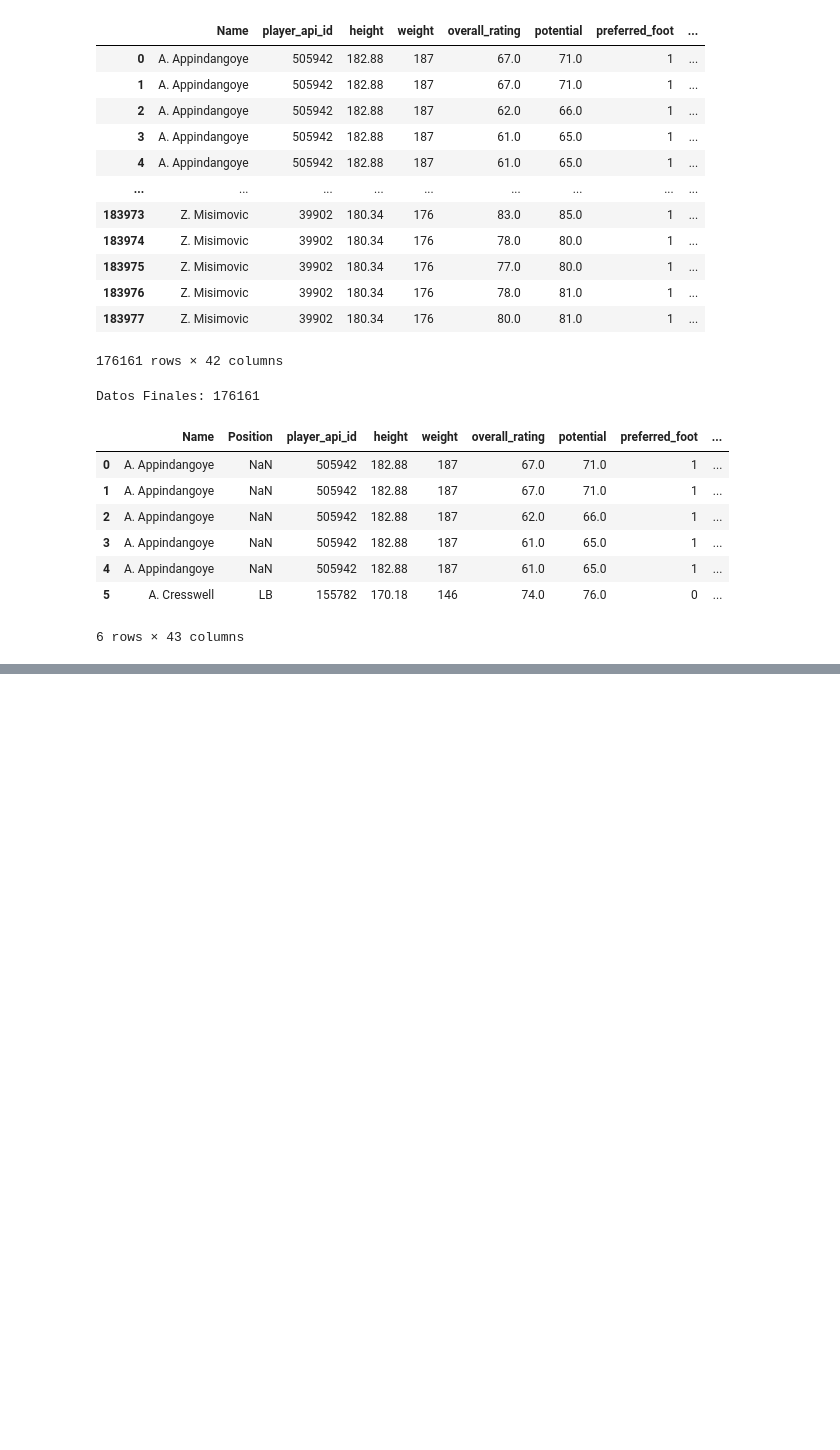
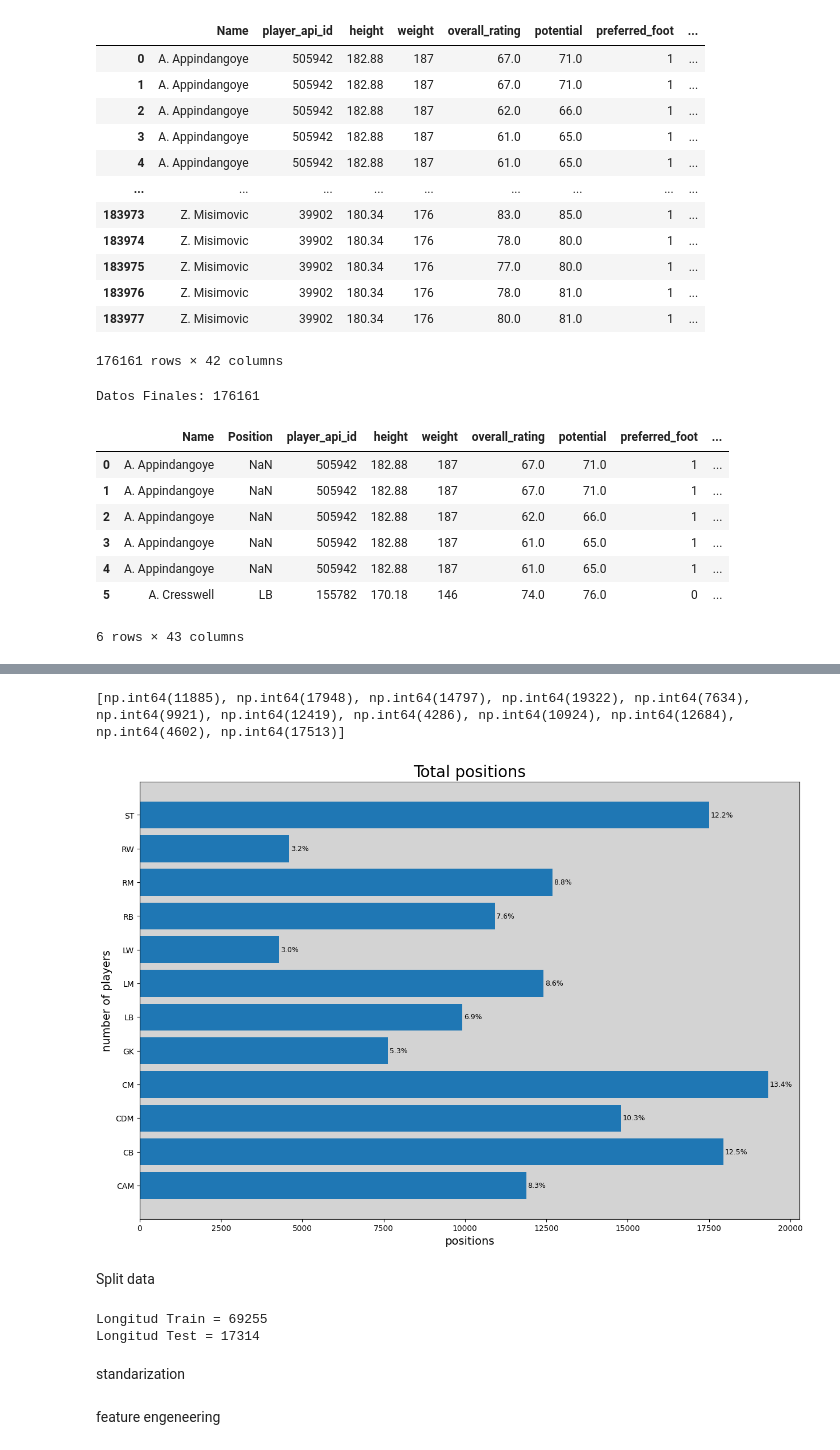
Before and after one commit to FMagalhaes25/FootballTatics-BackEnd, a Jupyter notebook: deep_learning_model/notebooks/00_formatting_data.ipynb, the cells around one changed output, grey strips where cells are left out. Drawn from its saved outputs; the diff is of its cells as text; code cells hidden in the pictures; blank space fills up the shorter version.

Commit message:
data model training

```diff
--- a/deep_learning_model/notebooks/00_formatting_data.ipynb
+++ b/deep_learning_model/notebooks/00_formatting_data.ipynb
@@ -191,0 +217,12 @@ Datos Finales: 176161
+# %%
+def transform_position(positions):
+    """
+    This function transforms the given positions by replacing 'LWB' with 'RB', 'RWB' with 'RB', and 'CF' with 'ST'.
+    """
+    positions = positions.split(', ') # split multiple positions by comma and space
+    positions = [p.replace('LWB', 'RB').replace('RWB', 'RB').replace('CF', 'ST') for p in positions] # transform values
+    return ', '.join(positions) # join the transformed values with comma and space
+
+# Apply the function to the 'Position' column
+df_positions = df_final.dropna()
+df_positions['Position'] = df_positions['Position'].apply(transform_position)
@@ -191,0 +237,6 @@ Datos Finales: 176161
+# %%
+y_list = df_positions[['Name','Position']]
+
+positions = y_list['Position'].str.get_dummies(sep=', ')
+df_y = pd.concat([y_list['Name'], positions], axis=1)
+df_y.sample(10)
@@ -191,0 +255,28 @@ Datos Finales: 176161
+# %%
+positions, count_positions= [], []
+for i in df_y.columns[1:]:
+    positions.append(i)
+for j in positions:
+    count_positions.append(df_y[j].sum())
+print(count_positions)
+# %% [output]
+[np.int64(11885), np.int64(17948), np.int64(14797), np.int64(19322), np.int64(7634), np.int64(9921), np.int64(12419), np.int64(4286), np.int64(10924), np.int64(12684), np.int64(4602), np.int64(17513)]
+# %%
+
+fig,ax = plt.subplots()
+fig.set_size_inches(15,10)
+
+ax.barh(positions, count_positions)
+plt.title('Total positions',fontsize=20)
+plt.xlabel('positions',fontsize=14)
+plt.ylabel('number of players',fontsize=14)
+
+ax.set_facecolor('lightgrey')
+for i in ax.containers:
+    ax.bar_label(i, label_type='edge', labels=[f"{h/sum(count_positions)*100:.1f}%" if h>0 else '' for h in i.datavalues], fontsize=9, padding=2)
+
+plt.show()
+# %% [output]
+[figure, added]
+# %% [markdown]
+Split data
@@ -191,0 +288,10 @@ Datos Finales: 176161
+# %%
+X_train, X_test, y_train, y_test = train_test_split(X, y_pos, test_size=0.2, random_state=42)
+
+print('Longitud Train =',len(X_train))
+print('Longitud Test =',len(X_test))
+# %% [output]
+Longitud Train = 69255
+Longitud Test = 17314
+# %% [markdown]
+standarization
@@ -191,0 +305,2 @@ Datos Finales: 176161
+# %% [markdown]
+feature engeneering
```
Also changed, not shown: parts of 18 cells of this notebook.
